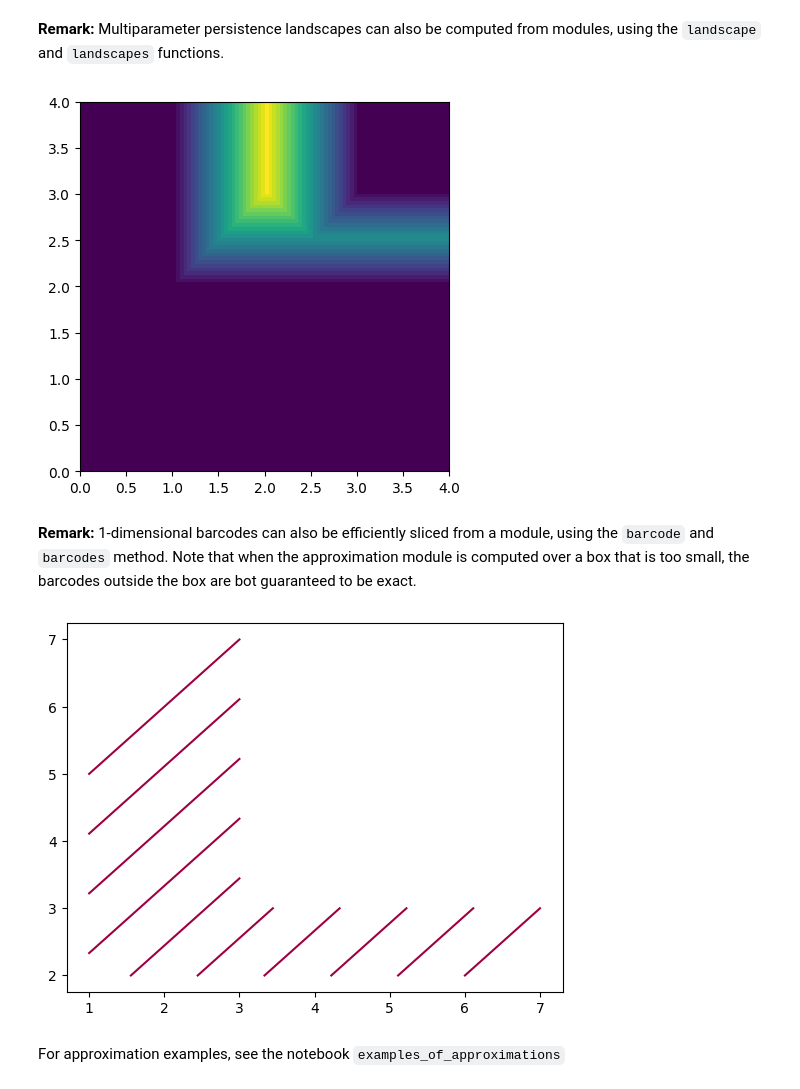
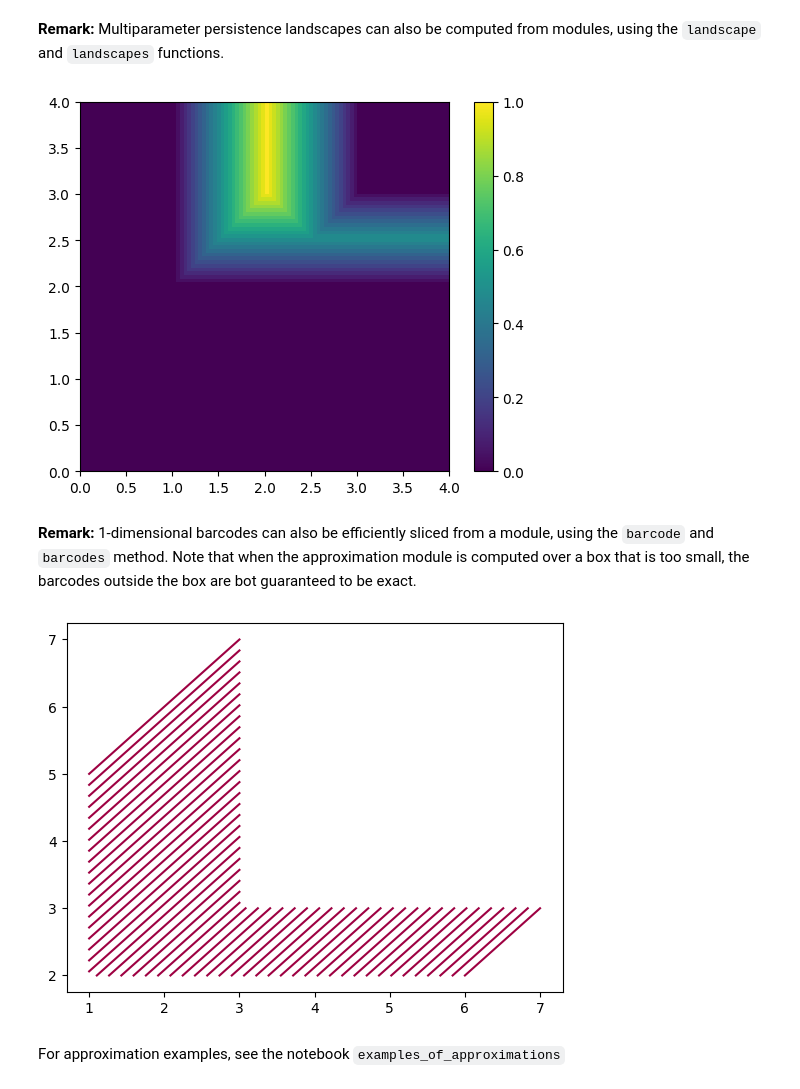
Before and after one commit to DavidLapous/multipers, a Jupyter notebook: How to use.ipynb, the cells around one changed output. Cells and saved outputs as stored; diff of their text form; code cells hidden in the pictures.

```diff
--- a/How to use.ipynb
+++ b/How to use.ipynb
@@ -73,7 +73,7 @@ approximation_parameters = {
     "threshold":0, "verbose":0,
 }
 # %%
-bimodule_approximation = approx(simplextree, bifiltrations, **approximation_parameters)
+bimodule_approximation = mma.approx(simplextree, bifiltrations, **approximation_parameters)
 # %% [markdown]
 If the module is of dimension 2 you can visualize it using the plot or image function.
 # %% [markdown]
@@ -111,15 +111,15 @@ bimodule_approximation.image(dimension=1, bandwidth=0.1, cb=1);
 # %% [markdown]
 **Remark:** Multiparameter persistence landscapes can also be computed from modules, using the `landscape` and `landscapes` functions.
 # %%
-bimodule_approximation.landscape(dimension=1, k=0);
+bimodule_approximation.landscape(dimension=1, k=0); plt.colorbar();
 # %% [output]
-[figure, old version]
+[figure, new version]
 # %% [markdown]
 **Remark:** 1-dimensional barcodes can also be efficiently sliced from a module, using the `barcode` and `barcodes` method. Note that when the approximation module is computed over a box that is too small, the barcodes outside the box are bot guaranteed to be exact.
 # %%
-bimodule_approximation.barcodes(num=10, dimension=1).plot()
+bimodule_approximation.barcodes(num=50, dimension=1).plot()
 # %% [output]
-[figure, old version]
+[figure, new version]
 # %% [markdown]
 For approximation examples, see the notebook `examples_of_approximations`
 # %% [markdown]
```
Also changed, not shown: parts of 17 cells of this notebook, 6 other files.
